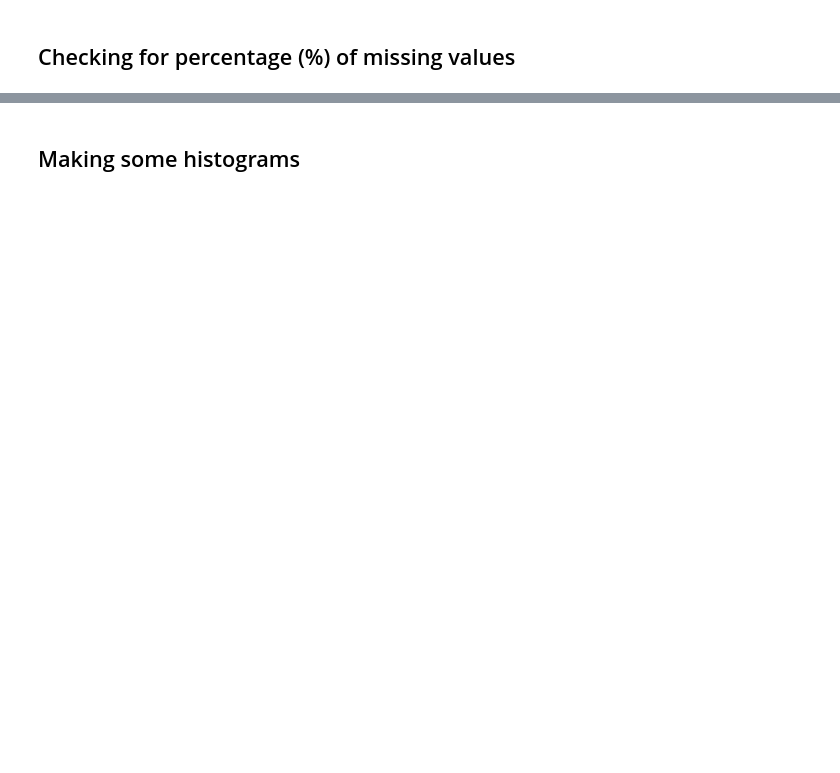
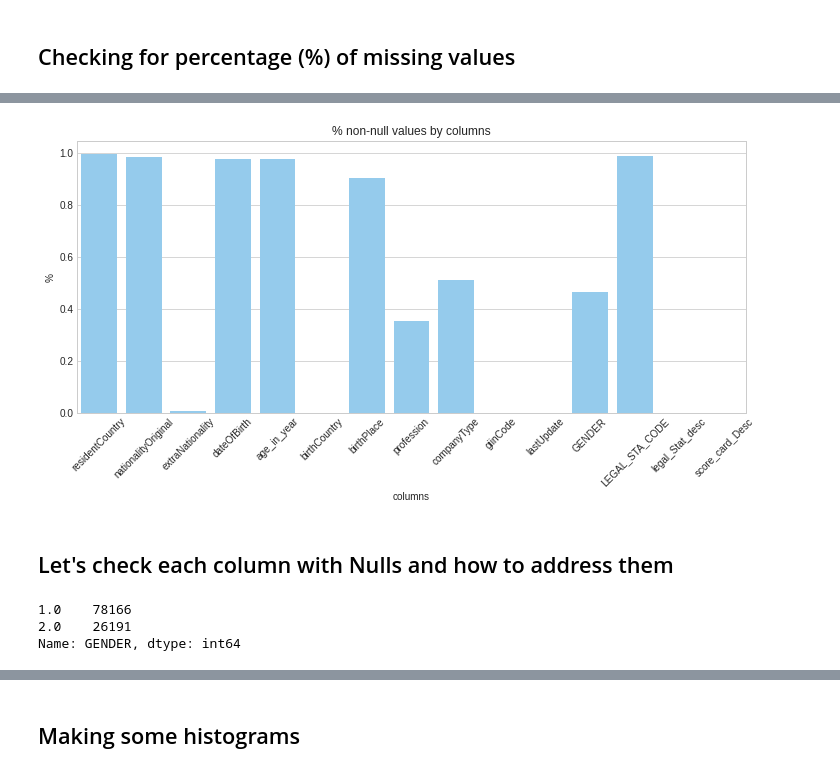
Before and after one commit to iOrevir/EDA_FeatureEngineering, a Jupyter notebook: IE_GROUP_VIDEO_RBA_KYC_STARTERCODE_V3.ipynb, the cells around one changed output, grey strips where cells are left out. Drawn from its saved outputs; the diff is of its cells as text; code cells hidden in the pictures; blank space fills up the shorter version.

```diff
--- a/IE_GROUP_VIDEO_RBA_KYC_STARTERCODE_V3.ipynb
+++ b/IE_GROUP_VIDEO_RBA_KYC_STARTERCODE_V3.ipynb
@@ -114,0 +217,24 @@ dtype: float64
+# %%
+nulls = {}
+
+for col in df.columns:
+    nulls[col] = (1-(len(df[df[col].isna()][col]) / df.shape[0]))
+
+labels = []
+vals = []
+
+for k, v in nulls.items():
+    if v < 1.0:
+        labels.append(k)
+        vals.append(v)
+
+_, ax = plt.subplots(figsize=(12,5))
+
+sns.barplot(y=vals, x=labels, color='lightskyblue')
+ax.set_xticklabels(labels=labels, rotation=45)
+plt.title('% non-null values by columns')
+ax.set_xlabel('columns')
+ax.set_ylabel('%')
+plt.show()
+# %% [output]
+[figure, added]
@@ -114,0 +246,2 @@ dtype: float64
+# %% [markdown]
+## Let's check each column with Nulls and how to address them
@@ -114,0 +253,7 @@ dtype: float64
+# %%
+## could we predict here the missing values?!
+df['GENDER'].value_counts()
+# %% [output]
+1.0    78166
+2.0    26191
+Name: GENDER, dtype: int64
```
Also changed, not shown: parts of 44 cells of this notebook.
